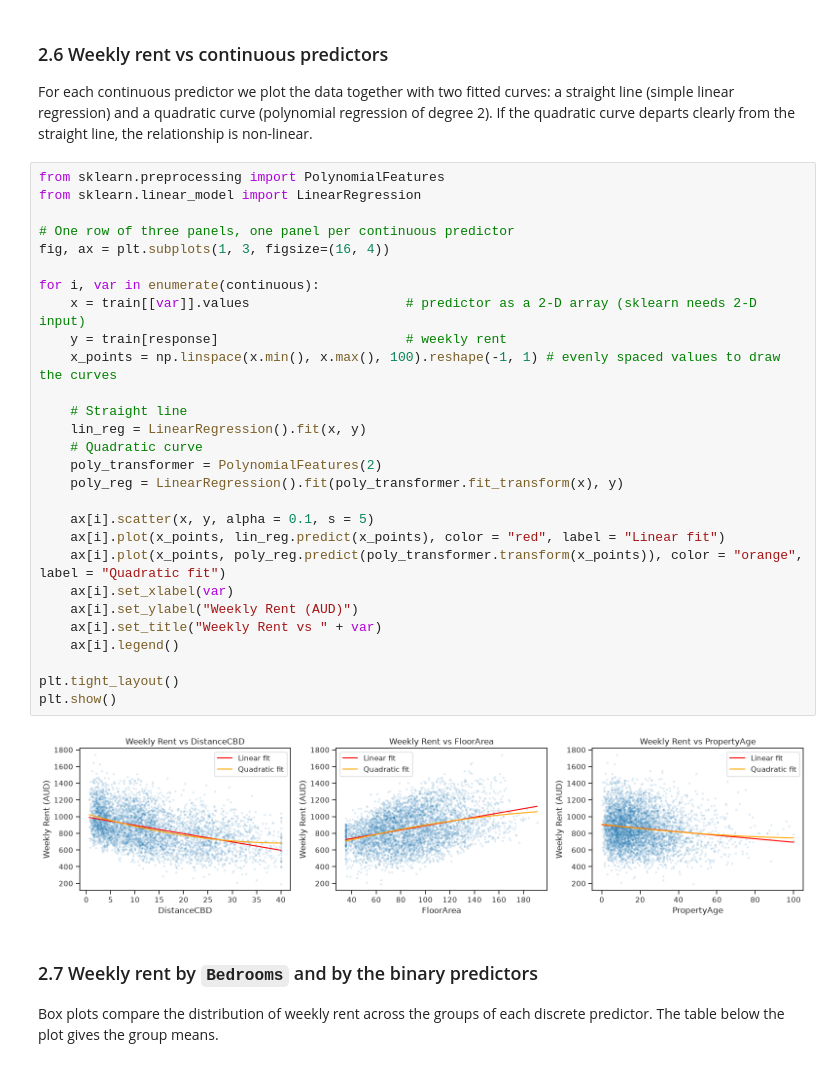
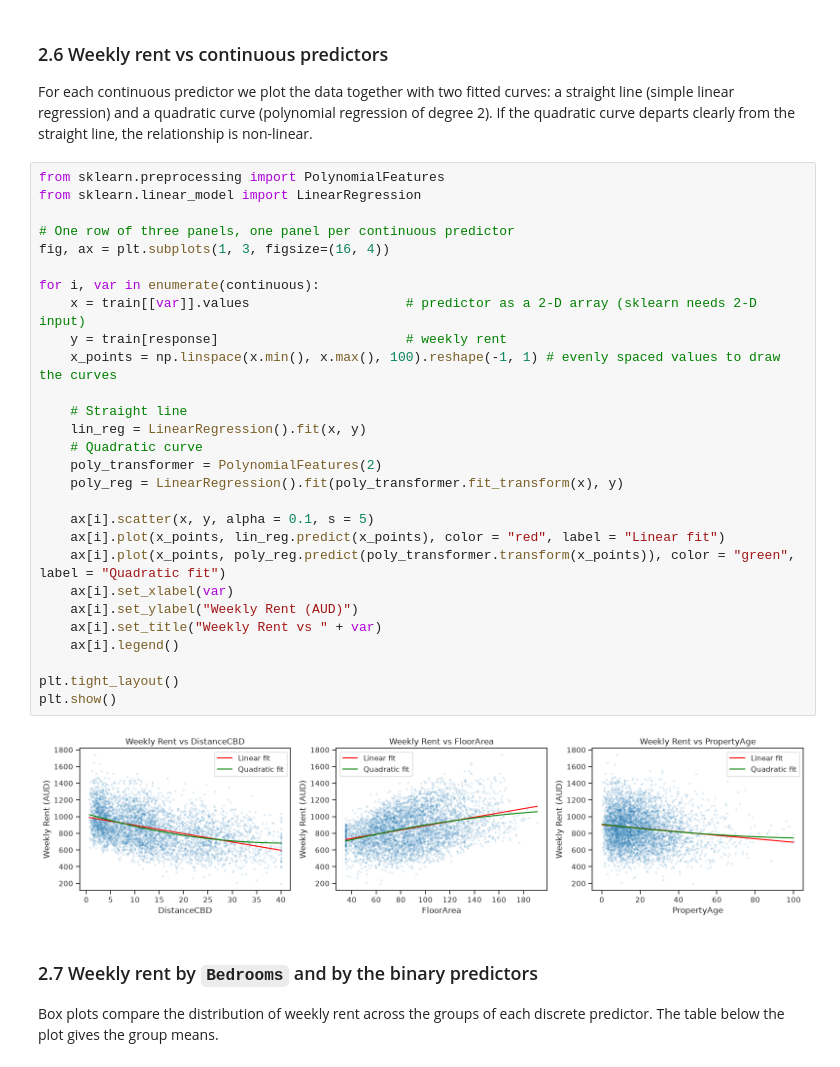
Before and after one commit to QingXueli/qbus2820, a Jupyter notebook: SID_Assignment1_implementation.ipynb, the cells around one changed output. Saved outputs shown, nothing was run; the diff lists cells and outputs as text.

Commit message:
Use green for the quadratic fit in Section 2.6
Co-Authored-By: Claude Opus 5.5 <noreply@anthropic.com>
Claude-Session: https://claude.ai/code/session_01EBVknjHKcdqYfCbgwhmvJF

```diff
--- a/SID_Assignment1_implementation.ipynb
+++ b/SID_Assignment1_implementation.ipynb
@@ -169,33 +169,33 @@ If the quadratic curve departs clearly from the straight line, the relationship
 # %%
 from sklearn.preprocessing import PolynomialFeatures
 from sklearn.linear_model import LinearRegression
 
 # One row of three panels, one panel per continuous predictor
 fig, ax = plt.subplots(1, 3, figsize=(16, 4))
 
 for i, var in enumerate(continuous):
     x = train[[var]].values                    # predictor as a 2-D array (sklearn needs 2-D input)
     y = train[response]                        # weekly rent
     x_points = np.linspace(x.min(), x.max(), 100).reshape(-1, 1) # evenly spaced values to draw the curves
 
     # Straight line
     lin_reg = LinearRegression().fit(x, y)
     # Quadratic curve
     poly_transformer = PolynomialFeatures(2)
     poly_reg = LinearRegression().fit(poly_transformer.fit_transform(x), y)
 
     ax[i].scatter(x, y, alpha = 0.1, s = 5)
     ax[i].plot(x_points, lin_reg.predict(x_points), color = "red", label = "Linear fit")
-    ax[i].plot(x_points, poly_reg.predict(poly_transformer.transform(x_points)), color = "orange", label = "Quadratic fit")
+    ax[i].plot(x_points, poly_reg.predict(poly_transformer.transform(x_points)), color = "green", label = "Quadratic fit")
     ax[i].set_xlabel(var)
     ax[i].set_ylabel("Weekly Rent (AUD)")
     ax[i].set_title("Weekly Rent vs " + var)
     ax[i].legend()
 
 plt.tight_layout()
 plt.show()
 # %% [output]
-[figure, old version]
+[figure, new version]
 # %% [markdown]
 ### 2.7 Weekly rent by `Bedrooms` and by the binary predictors
 
```
Also changed, not shown: parts of 1 cell of this notebook, 2 other files.
